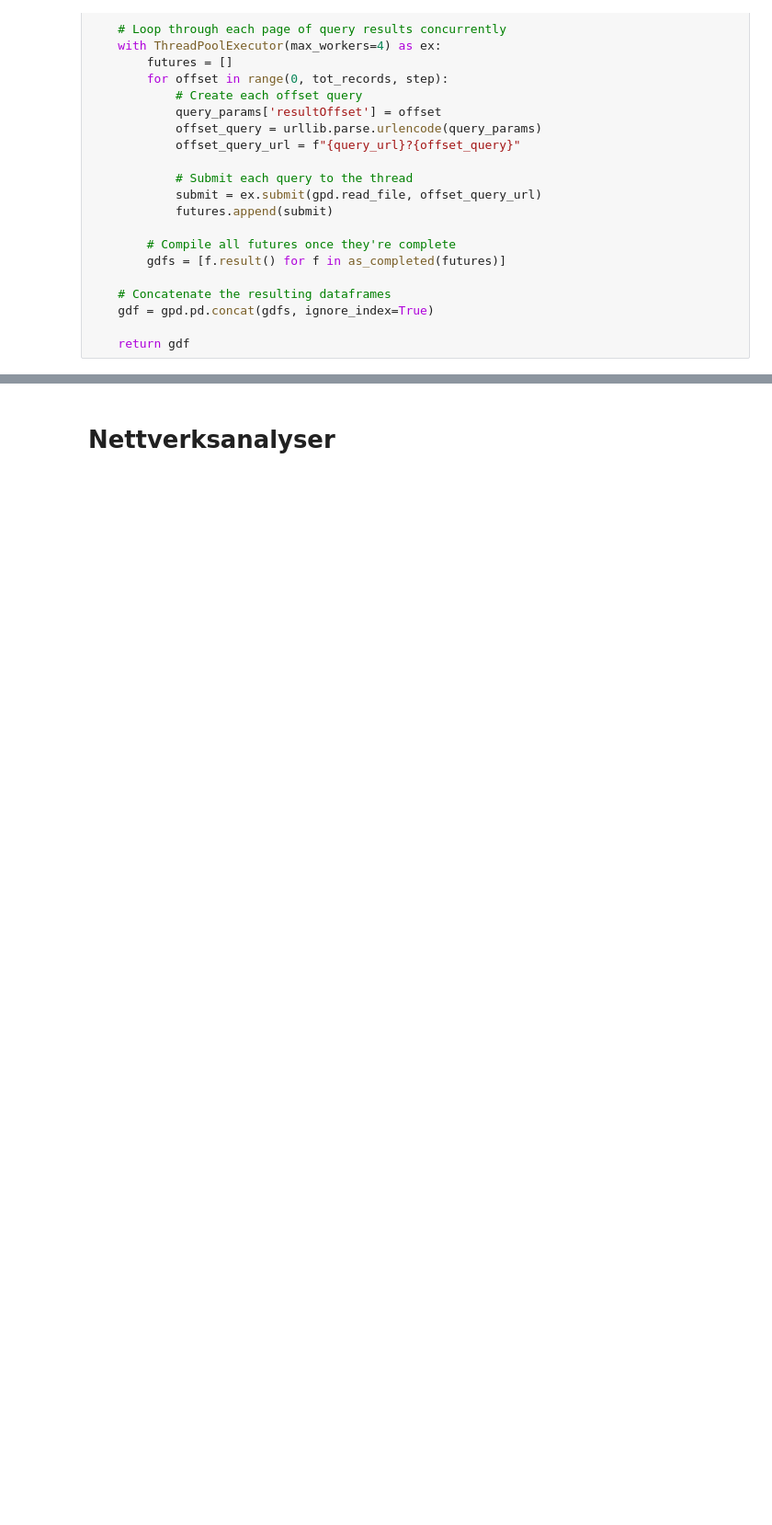
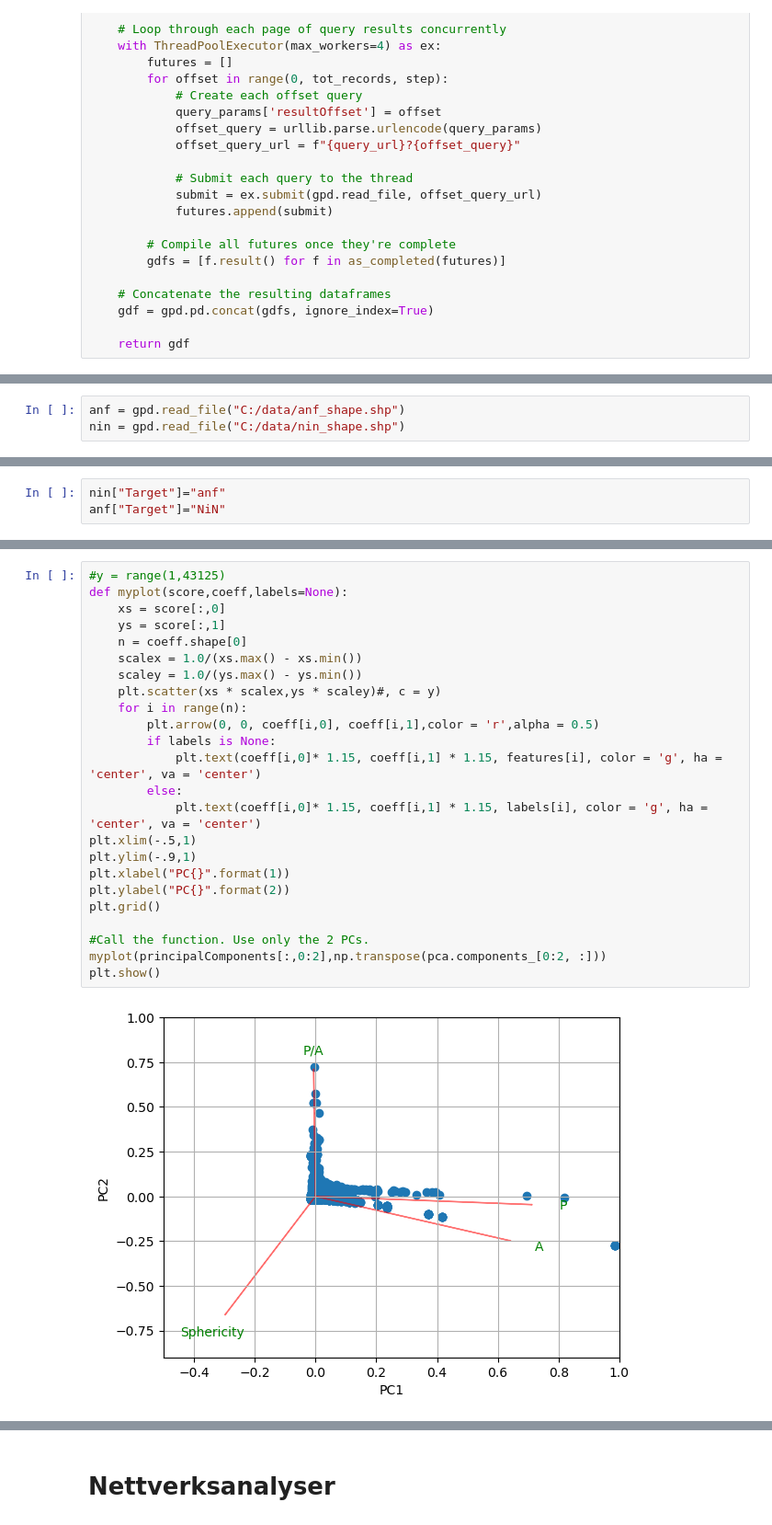
Before and after one commit to egowork/gis_tools, a Jupyter notebook: GIS_funksjoner.ipynb, the cells around one changed output, grey strips where cells are left out. Shown at 92% size. Cells and saved outputs as stored; diff of their text form; blank space fills up the shorter version.

```diff
--- a/GIS_funksjoner.ipynb
+++ b/GIS_funksjoner.ipynb
@@ -54,0 +60,3 @@ def query_map_service(service_url, where='1=1', fields='*', crs=4326):
+# %%
+anf = gpd.read_file("C:/data/anf_shape.shp")
+nin = gpd.read_file("C:/data/nin_shape.shp")
@@ -54,0 +65,3 @@ def query_map_service(service_url, where='1=1', fields='*', crs=4326):
+# %%
+nin["Target"]="anf"
+anf["Target"]="NiN"
@@ -54,0 +107,26 @@ def query_map_service(service_url, where='1=1', fields='*', crs=4326):
+# %%
+#y = range(1,43125)
+def myplot(score,coeff,labels=None):
+    xs = score[:,0]
+    ys = score[:,1]
+    n = coeff.shape[0]
+    scalex = 1.0/(xs.max() - xs.min())
+    scaley = 1.0/(ys.max() - ys.min())
+    plt.scatter(xs * scalex,ys * scaley)#, c = y)
+    for i in range(n):
+        plt.arrow(0, 0, coeff[i,0], coeff[i,1],color = 'r',alpha = 0.5)
+        if labels is None:
+            plt.text(coeff[i,0]* 1.15, coeff[i,1] * 1.15, features[i], color = 'g', ha = 'center', va = 'center')
+        else:
+            plt.text(coeff[i,0]* 1.15, coeff[i,1] * 1.15, labels[i], color = 'g', ha = 'center', va = 'center')
+plt.xlim(-.5,1)
+plt.ylim(-.9,1)
+plt.xlabel("PC{}".format(1))
+plt.ylabel("PC{}".format(2))
+plt.grid()
+
+#Call the function. Use only the 2 PCs.
+myplot(principalComponents[:,0:2],np.transpose(pca.components_[0:2, :]))
+plt.show()
+# %% [output]
+[figure, added]
```
Also changed, not shown: parts of 6 cells of this notebook, 4 other files.
